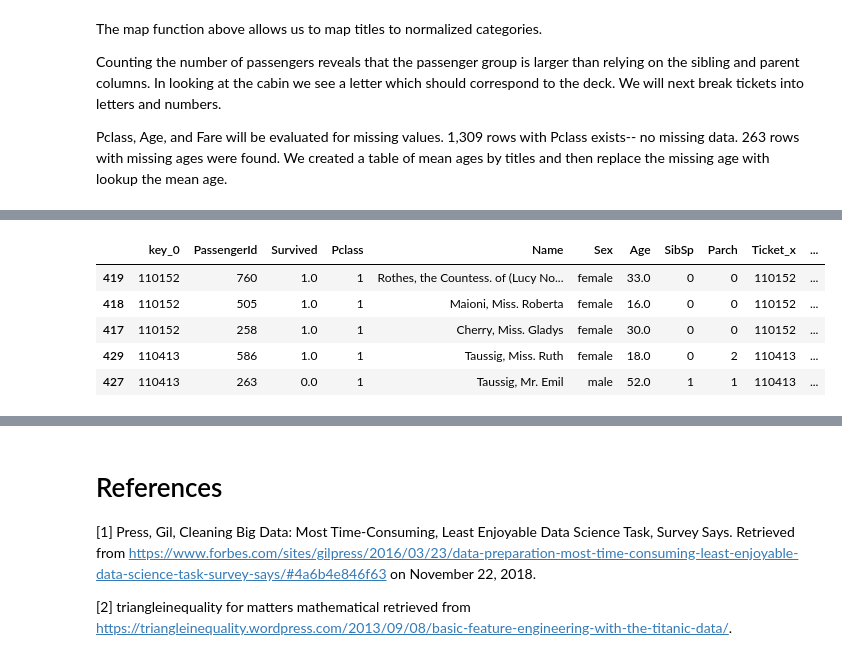
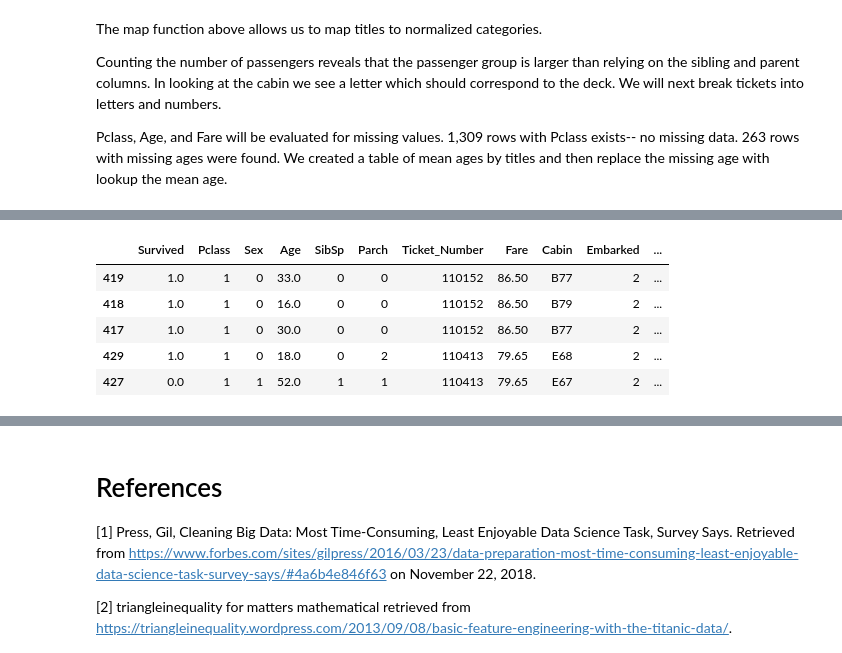
Before and after one commit to bthomas-ds/titanic, a Jupyter notebook: Titanic Challenge.ipynb, the cells around one changed output, grey strips where cells are left out. Cells and saved outputs as stored; diff of their text form; code cells hidden in the pictures.

```diff
--- a/Titanic Challenge.ipynb
+++ b/Titanic Challenge.ipynb
@@ -43,7 +45,7 @@ The training set ('train') shows a greater tendency toward a survival rate of be
 
 For this phase of the workflow, we will combine the data sets so that data transformations can be applied to both sets. A column will be added so that the original data set can be mapped later after featuring engineering.
 # %%
-t = train['Sex'].value_counts().plot(kind='bar',
+train['Sex'].value_counts().plot(kind='bar',
                                        color=['Red', 'Green'],
                                        title="Male/Female",
                                        legend=True,
@@ -147,24 +145,22 @@ pd.DataFrame(combinedSetWithCounts['Title'].value_counts())
 In reviewing the title counts for the combined set, we can see that some titles have opportunities to collapse into a high level lable. For example, Capt, Col, and Military are military titles.
 # %%
 Title_Dict = {
-    'Mr' : 'Mr',
-    'Miss' : 'Miss',
-    'Mrs' : 'Mrs',
-    'Master' : 'Master',
-    'Dr' : 'Professional',
-    'Rev' : 'Professional',
-    'Col' : 'Military',
-    'Major' : 'Military',
-    'Ms' : 'Miss',
-    'Mlle' : 'Miss',
-    'Countess' : 'Society',
-    'Lady' : 'Society',
-    'Jonkheer' : 'Society',
-    'Mme' : 'Mrs',
-    'Donna' : 'Society',
-    'Don' : 'Society',
-    'Sir' : 'Society',
-    'Capt' : 'Military'
+'Mr' : 'Mr',
+'Miss' : 'Miss',
+'Mrs' : 'Mrs',
+'Master' : 'Child',
+'Rev' : 'Professional',
+'Dr' : 'Professional',
+'Col' : 'Professional',
+'Ms' : 'Miss',
+'Major' : 'Professional',
+'Mlle' : 'Miss',
+'Dona' : 'Society',
+'Sir' : 'Society',
+'Capt' : 'Professional',
+'Jonkheer' : 'Society',
+'Countess' : 'Society',
+'Lady' : 'Society'
 
 }
 pd.DataFrame(list(Title_Dict.items()), columns=['Old', 'New'])['New'].value_counts()
@@ -195,0 +212,3 @@ for index, r in combinedSetWithCounts.iterrows():
+# %%
+combinedSetWithCounts['Level'] = combinedSetWithCounts.Cabin.str[:1]
+pd.crosstab([combinedSetWithCounts.Pclass, combinedSetWithCounts.Title], combinedSetWithCounts.Embarked)
@@ -196,10 +258,13 @@ for index, r in combinedSetWithCounts.iterrows():
 # %%
 # Separate the combined sets
+combinedSetWithCounts.columns = ['Survived', 'Pclass', 'Sex', 'Age', 'SibSp', 'Parch', 'Ticket_Number',
+       'Fare', 'Cabin', 'Embarked', 'DataSet', 'Title', 'partySize',
+       'GroupSize']
 combinedSetWithCounts.head()
 # %% [output]
-|  | key_0 | PassengerId | Survived | Pclass | Name | Sex | Age | SibSp | Parch | Ticket_x | ... |
-| 419 | 110152 | 760 | 1.0 | 1 | Rothes, the Countess. of (Lucy No... | female | 33.0 | 0 | 0 | 110152 | ... |
-| 418 | 110152 | 505 | 1.0 | 1 | Maioni, Miss. Roberta | female | 16.0 | 0 | 0 | 110152 | ... |
-| 417 | 110152 | 258 | 1.0 | 1 | Cherry, Miss. Gladys | female | 30.0 | 0 | 0 | 110152 | ... |
-| 429 | 110413 | 586 | 1.0 | 1 | Taussig, Miss. Ruth | female | 18.0 | 0 | 2 | 110413 | ... |
-| 427 | 110413 | 263 | 0.0 | 1 | Taussig, Mr. Emil | male | 52.0 | 1 | 1 | 110413 | ... |
+|  | Survived | Pclass | Sex | Age | SibSp | Parch | Ticket_Number | Fare | Cabin | Embarked | ... |
+| 419 | 1.0 | 1 | 0 | 33.0 | 0 | 0 | 110152 | 86.50 | B77 | 2 | ... |
+| 418 | 1.0 | 1 | 0 | 16.0 | 0 | 0 | 110152 | 86.50 | B79 | 2 | ... |
+| 417 | 1.0 | 1 | 0 | 30.0 | 0 | 0 | 110152 | 86.50 | B77 | 2 | ... |
+| 429 | 1.0 | 1 | 0 | 18.0 | 0 | 2 | 110413 | 79.65 | E68 | 2 | ... |
+| 427 | 0.0 | 1 | 1 | 52.0 | 1 | 1 | 110413 | 79.65 | E67 | 2 | ... |
```
Also changed, not shown: parts of 18 cells of this notebook.
